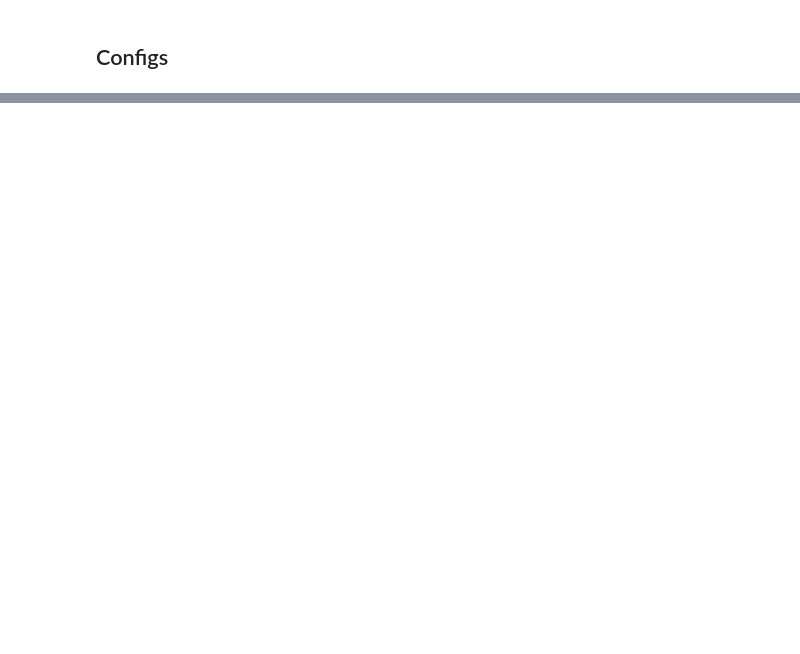
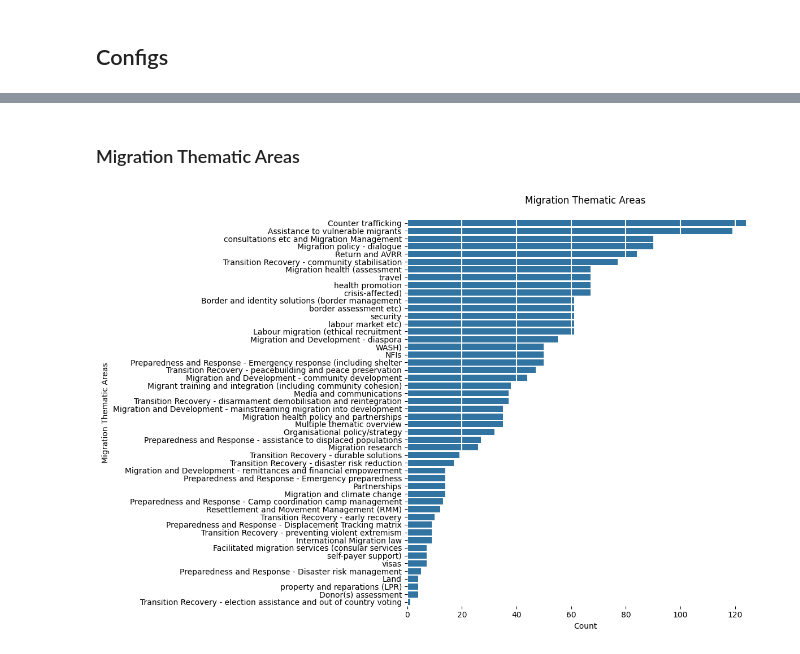
Before and after one commit to franckalbinet/evaluatr, a Jupyter notebook: nbs/tutorials/01_eval_reports_eda.ipynb, the cells around one changed output, grey strips where cells are left out. Drawn from its saved outputs; the diff is of its cells as text; code cells hidden in the pictures; blank space fills up the shorter version.

```diff
--- a/nbs/tutorials/01_eval_reports_eda.ipynb
+++ b/nbs/tutorials/01_eval_reports_eda.ipynb
@@ -47,0 +156,14 @@ INAL_Abderrahim%20EL%20MOULAT.pdf',
+# %%
+path = Path("../../_data/output/evaluations.json")
+dataframes = create_evaluation_dataframes(path)
+
+# Access different DataFrames
+df_main = dataframes['main']
+df_docs = dataframes['documents']
+df_countries = dataframes['exploded']['Countries Covered']
+df_themes = dataframes['exploded']['Migration Thematic Areas']
+
+print("Main DataFrame:", df_main.shape)
+print("Documents DataFrame:", df_docs.shape)
+print("Countries DataFrame:", df_countries.shape)
+print("Themes DataFrame:", df_themes.shape)
@@ -47,0 +223,14 @@ INAL_Abderrahim%20EL%20MOULAT.pdf',
+# %% [markdown]
+### Migration Thematic Areas
+# %%
+theme_counts = df_themes.groupby('Migration Thematic Areas').size().sort_values(ascending=False)
+
+plt.figure(figsize=(12, 8))
+sns.barplot(x=theme_counts.values, y=theme_counts.index, orient='h')
+plt.grid(axis='x', color='white', lw=1.5)
+plt.box(False)
+plt.title('Migration Thematic Areas', pad=20)
+plt.xlabel('Count')
+plt.tight_layout()
+# %% [output]
+[figure, added]
```
Also changed, not shown: parts of 35 cells of this notebook, 2 other files.
